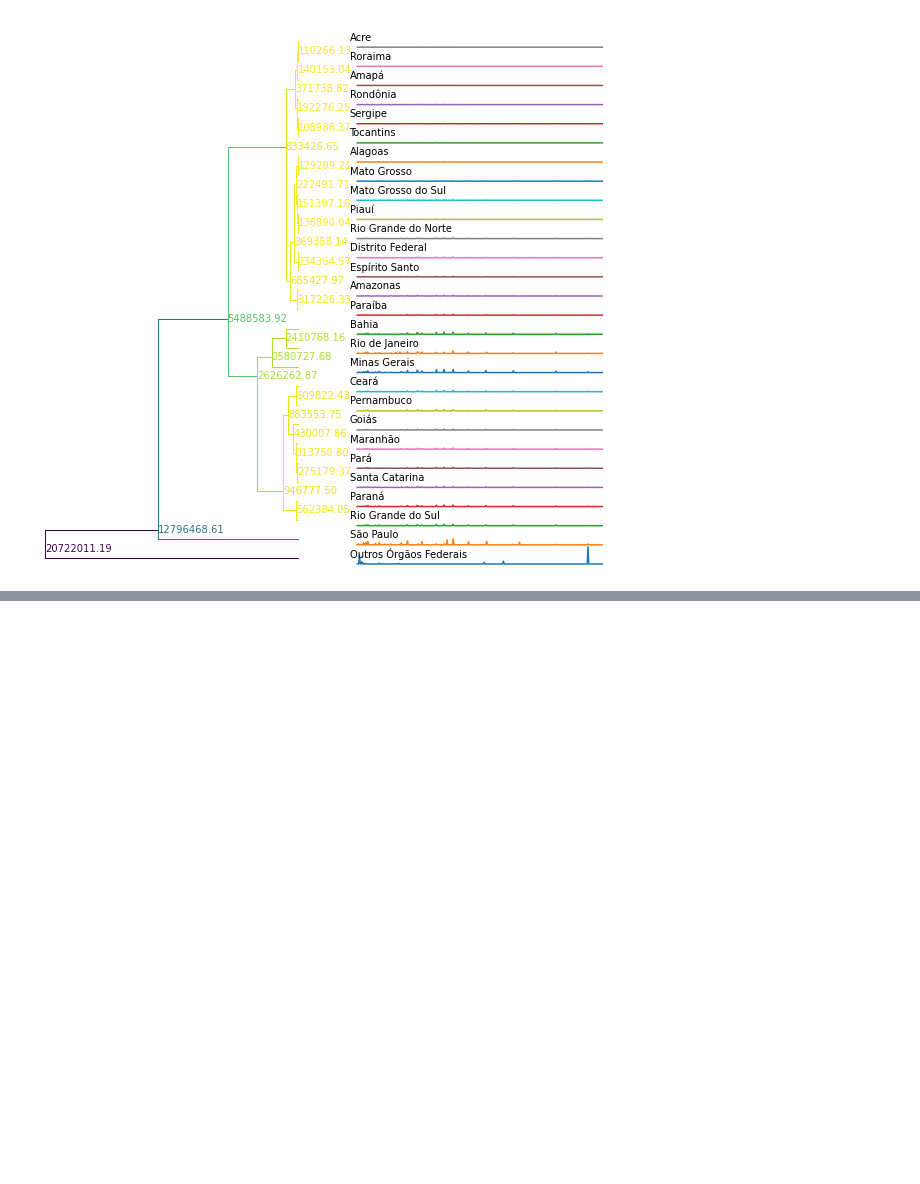
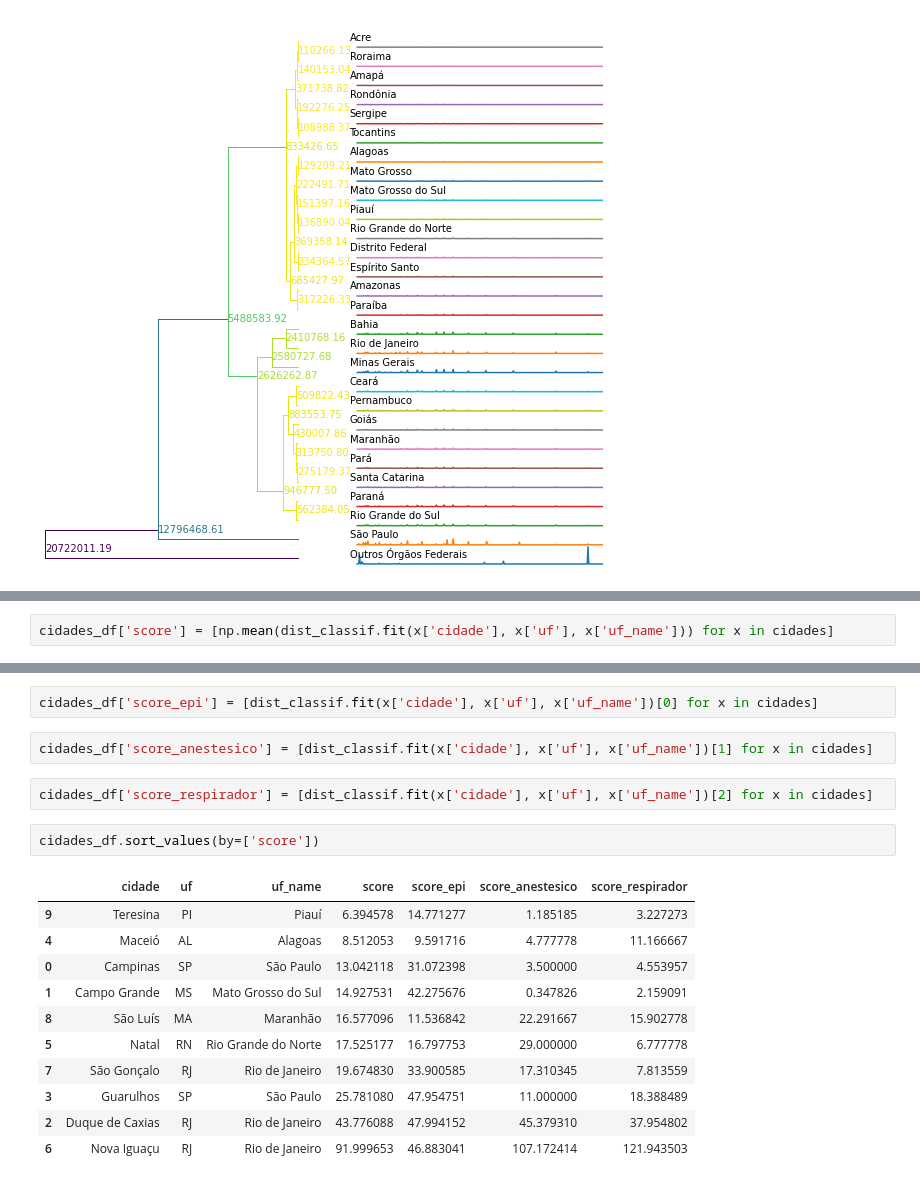
Before and after one commit to felipemfp/kdd-covid19-brazil, a Jupyter notebook: notebooks/Data Processing.ipynb, the cells around one changed output, grey strips where cells are left out. Saved outputs shown, nothing was run; the diff lists cells and outputs as text; blank space fills up the shorter version.

```diff
--- a/notebooks/Data Processing.ipynb
+++ b/notebooks/Data Processing.ipynb
@@ -801,0 +1012,2 @@ epi_estado_model, epi_estado_cluster_idx = get_clustering_model(timeseries, show
+# %%
+cidades_df['score'] = [np.mean(dist_classif.fit(x['cidade'], x['uf'], x['uf_name'])) for x in cidades]
@@ -801,0 +1028,20 @@ epi_estado_model, epi_estado_cluster_idx = get_clustering_model(timeseries, show
+# %%
+cidades_df['score_epi'] = [dist_classif.fit(x['cidade'], x['uf'], x['uf_name'])[0] for x in cidades]
+# %%
+cidades_df['score_anestesico'] = [dist_classif.fit(x['cidade'], x['uf'], x['uf_name'])[1] for x in cidades]
+# %%
+cidades_df['score_respirador'] = [dist_classif.fit(x['cidade'], x['uf'], x['uf_name'])[2] for x in cidades]
+# %%
+cidades_df.sort_values(by=['score'])
+# %% [output]
+|  | cidade | uf | uf_name | score | score_epi | score_anestesico | score_respirador |
+| 9 | Teresina | PI | Piauí | 6.394578 | 14.771277 | 1.185185 | 3.227273 |
+| 4 | Maceió | AL | Alagoas | 8.512053 | 9.591716 | 4.777778 | 11.166667 |
+| 0 | Campinas | SP | São Paulo | 13.042118 | 31.072398 | 3.500000 | 4.553957 |
+| 1 | Campo Grande | MS | Mato Grosso do Sul | 14.927531 | 42.275676 | 0.347826 | 2.159091 |
+| 8 | São Luís | MA | Maranhão | 16.577096 | 11.536842 | 22.291667 | 15.902778 |
+| 5 | Natal | RN | Rio Grande do Norte | 17.525177 | 16.797753 | 29.000000 | 6.777778 |
+| 7 | São Gonçalo | RJ | Rio de Janeiro | 19.674830 | 33.900585 | 17.310345 | 7.813559 |
+| 3 | Guarulhos | SP | São Paulo | 25.781080 | 47.954751 | 11.000000 | 18.388489 |
+| 2 | Duque de Caxias | RJ | Rio de Janeiro | 43.776088 | 47.994152 | 45.379310 | 37.954802 |
+| 6 | Nova Iguaçu | RJ | Rio de Janeiro | 91.999653 | 46.883041 | 107.172414 | 121.943503 |
```
Also changed, not shown: parts of 30 cells of this notebook, 3 other files.
